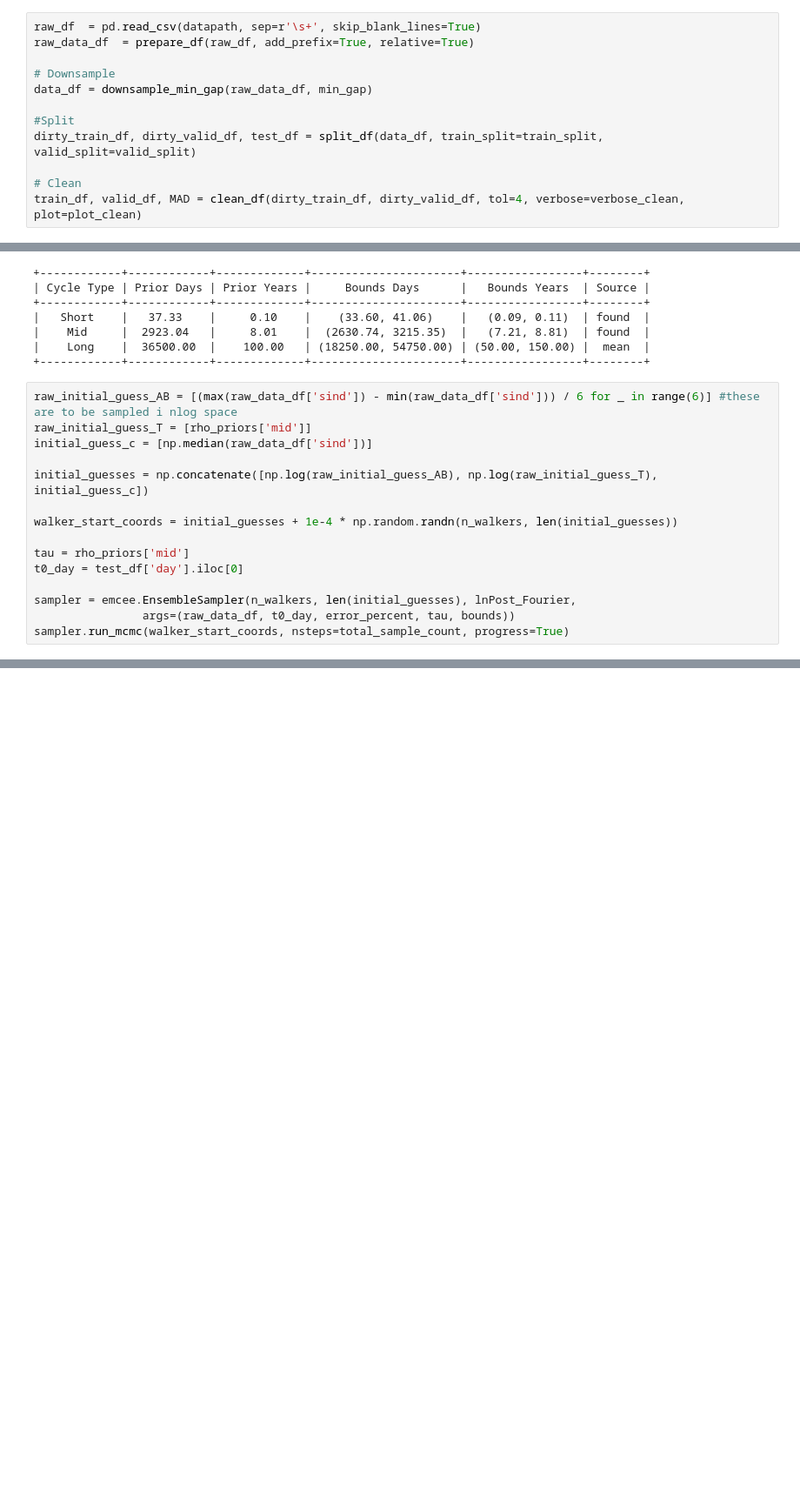
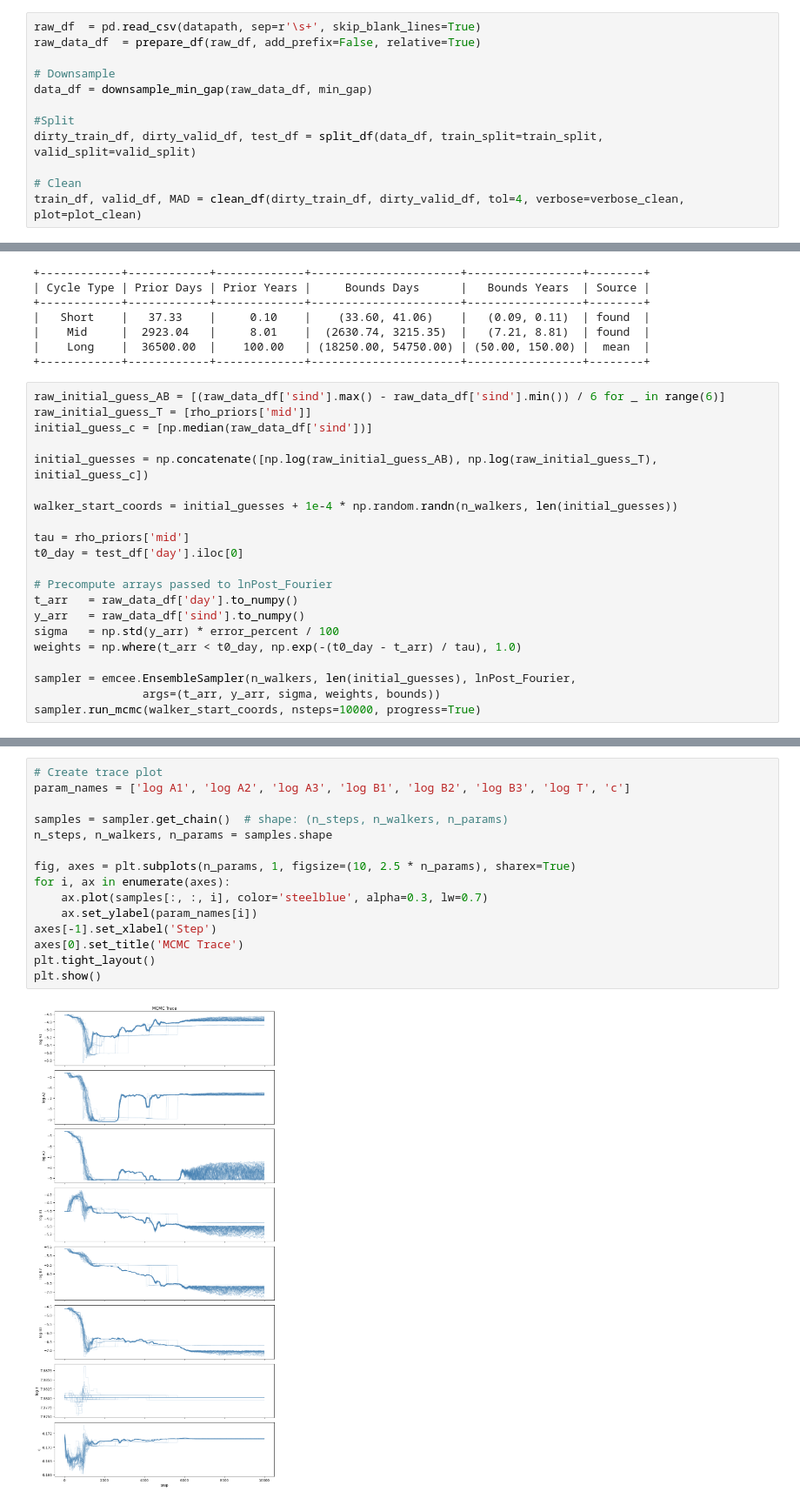
Before and after one commit to JoeyWee1/SolarCycleForecasting, a Jupyter notebook: Notebooks/GPR/GPR23_Revised_Ground_Truth.ipynb, the cells around one changed output, grey strips where cells are left out. Shown at 87% size. Cells and saved outputs as stored; diff of their text form; blank space fills up the shorter version.

Commit message:
new ground truth works with good data

```diff
--- a/Notebooks/GPR/GPR23_Revised_Ground_Truth.ipynb
+++ b/Notebooks/GPR/GPR23_Revised_Ground_Truth.ipynb
@@ -95,7 +95,7 @@ high_cad = 10
 min_gap = 3
 # %%
 raw_df  = pd.read_csv(datapath, sep=r'\s+', skip_blank_lines=True)
-raw_data_df  = prepare_df(raw_df, add_prefix=True, relative=True)
+raw_data_df  = prepare_df(raw_df, add_prefix=False, relative=True)
 
 # Downsample
 data_df = downsample_min_gap(raw_data_df, min_gap)
@@ -194,7 +157,7 @@ rho_priors, rho_prior_bounds, rho_sources = get_priors(classified_signal_data,
 |    Long    |  36500.00  |    100.00   | (18250.00, 54750.00) | (50.00, 150.00) |  mean  |
 +------------+------------+-------------+----------------------+-----------------+--------+
 # %%
-raw_initial_guess_AB = [(max(raw_data_df['sind']) - min(raw_data_df['sind'])) / 6 for _ in range(6)] #these are to be sampled i nlog space
+raw_initial_guess_AB = [(raw_data_df['sind'].max() - raw_data_df['sind'].min()) / 6 for _ in range(6)]
 raw_initial_guess_T = [rho_priors['mid']]
 initial_guess_c = [np.median(raw_data_df['sind'])]
 
@@ -205,6 +168,12 @@ walker_start_coords = initial_guesses + 1e-4 * np.random.randn(n_walkers, len(in
 tau = rho_priors['mid']
 t0_day = test_df['day'].iloc[0]
 
+# Precompute arrays passed to lnPost_Fourier
+t_arr   = raw_data_df['day'].to_numpy()
+y_arr   = raw_data_df['sind'].to_numpy()
+sigma   = np.std(y_arr) * error_percent / 100
+weights = np.where(t_arr < t0_day, np.exp(-(t0_day - t_arr) / tau), 1.0)
+
 sampler = emcee.EnsembleSampler(n_walkers, len(initial_guesses), lnPost_Fourier,
-                args=(raw_data_df, t0_day, error_percent, tau, bounds))
-sampler.run_mcmc(walker_start_coords, nsteps=total_sample_count, progress=True)
+                args=(t_arr, y_arr, sigma, weights, bounds))
+sampler.run_mcmc(walker_start_coords, nsteps=10000, progress=True)
@@ -210,0 +198,17 @@ sampler.run_mcmc(walker_start_coords, nsteps=total_sample_count, progress=True)
+# %%
+# Create trace plot
+param_names = ['log A1', 'log A2', 'log A3', 'log B1', 'log B2', 'log B3', 'log T', 'c']
+
+samples = sampler.get_chain()  # shape: (n_steps, n_walkers, n_params)
+n_steps, n_walkers, n_params = samples.shape
+
+fig, axes = plt.subplots(n_params, 1, figsize=(10, 2.5 * n_params), sharex=True)
+for i, ax in enumerate(axes):
+    ax.plot(samples[:, :, i], color='steelblue', alpha=0.3, lw=0.7)
+    ax.set_ylabel(param_names[i])
+axes[-1].set_xlabel('Step')
+axes[0].set_title('MCMC Trace')
+plt.tight_layout()
+plt.show()
+# %% [output]
+[figure, added]
```
Also changed, not shown: parts of 6 cells of this notebook.
